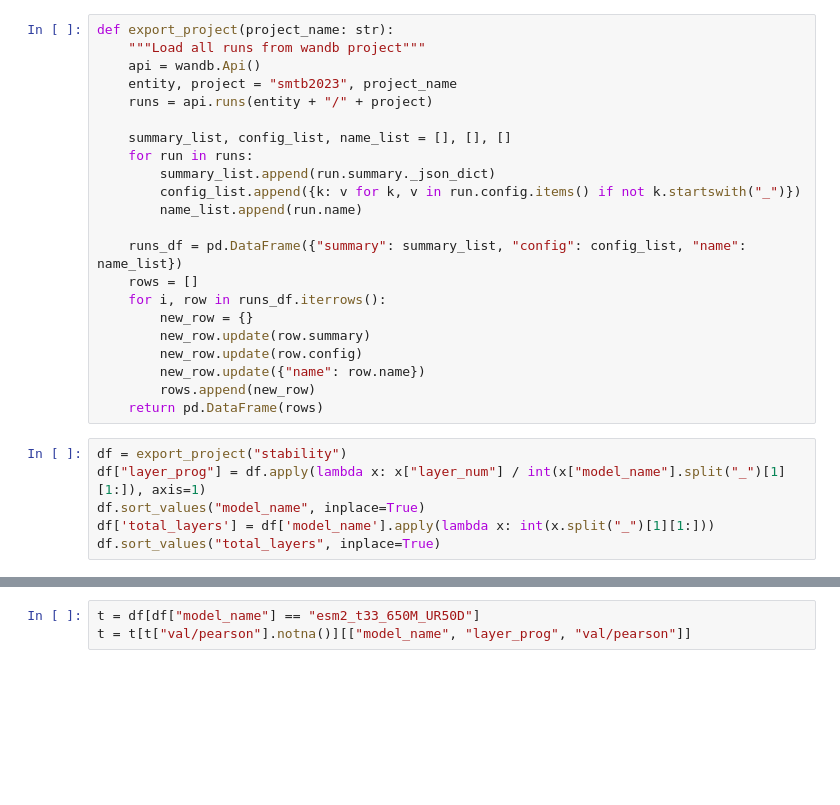
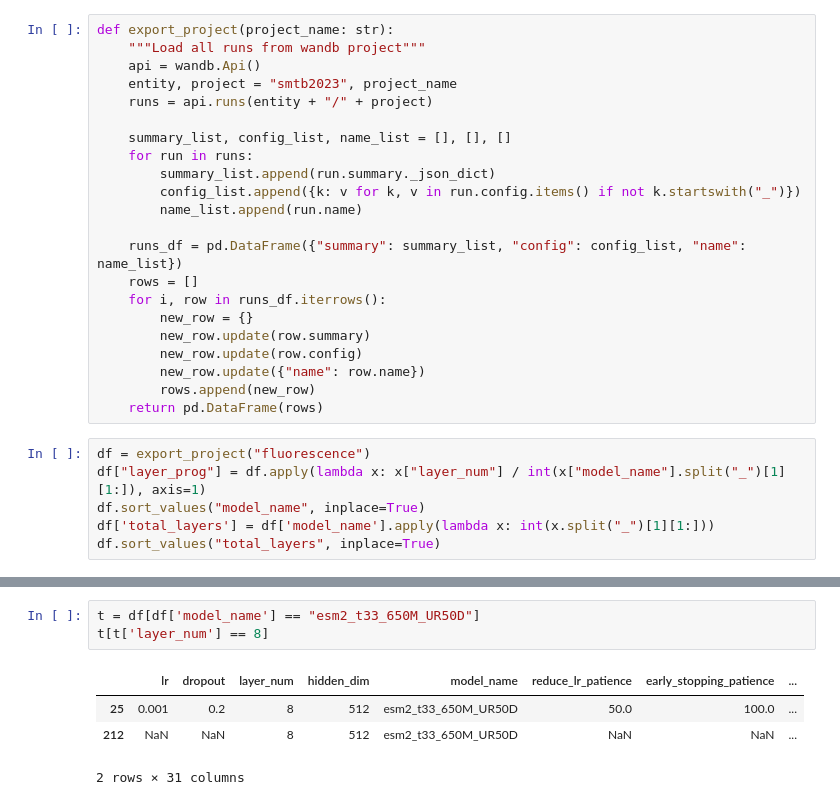
Before and after one commit to kalininalab/SMTB_2023, a Jupyter notebook: plot_training_figs.ipynb, the cells around one changed output, grey strips where cells are left out. Cells and saved outputs as stored; diff of their text form; blank space fills up the shorter version.

```diff
--- a/plot_training_figs.ipynb
+++ b/plot_training_figs.ipynb
@@ -26,7 +26,7 @@ def export_project(project_name: str):
         rows.append(new_row)
     return pd.DataFrame(rows)
 # %%
-df = export_project("stability")
+df = export_project("fluorescence")
 df["layer_prog"] = df.apply(lambda x: x["layer_num"] / int(x["model_name"].split("_")[1][1:]), axis=1)
 df.sort_values("model_name", inplace=True)
 df['total_layers'] = df['model_name'].apply(lambda x: int(x.split("_")[1][1:]))
@@ -34,3 +89,8 @@ df.sort_values("total_layers", inplace=True)
 # %%
-t = df[df["model_name"] == "esm2_t33_650M_UR50D"]
-t = t[t["val/pearson"].notna()][["model_name", "layer_prog", "val/pearson"]]
+t = df[df['model_name'] == "esm2_t33_650M_UR50D"]
+t[t['layer_num'] == 8]
+# %% [output]
+|  | lr | dropout | layer_num | hidden_dim | model_name | reduce_lr_patience | early_stopping_patience | ... |
+| 25 | 0.001 | 0.2 | 8 | 512 | esm2_t33_650M_UR50D | 50.0 | 100.0 | ... |
+| 212 | NaN | NaN | 8 | 512 | esm2_t33_650M_UR50D | NaN | NaN | ... |
+2 rows × 31 columns
```
Also changed, not shown: parts of 2 cells of this notebook, 1 other file.
